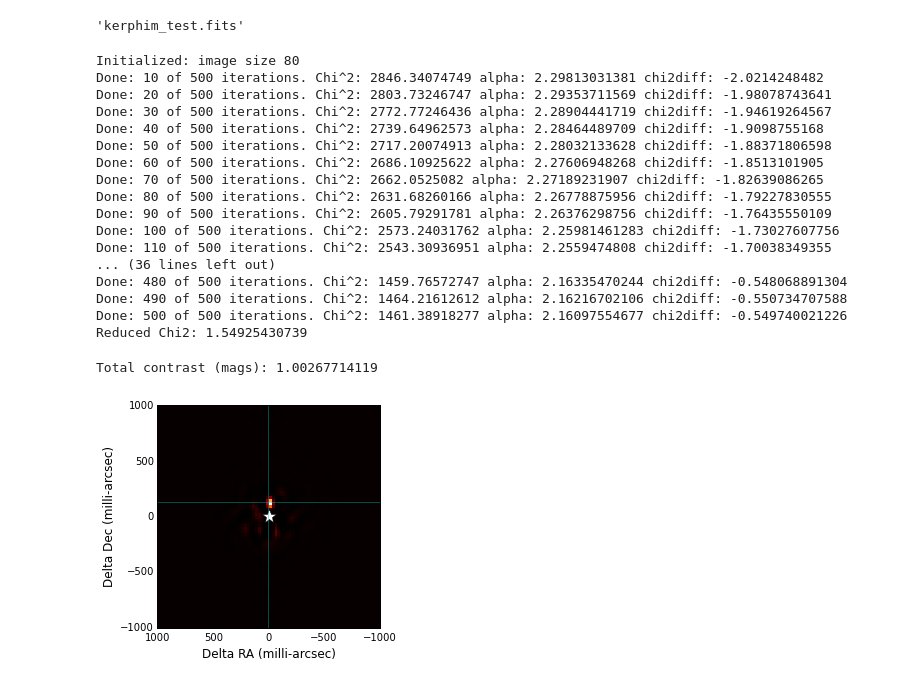
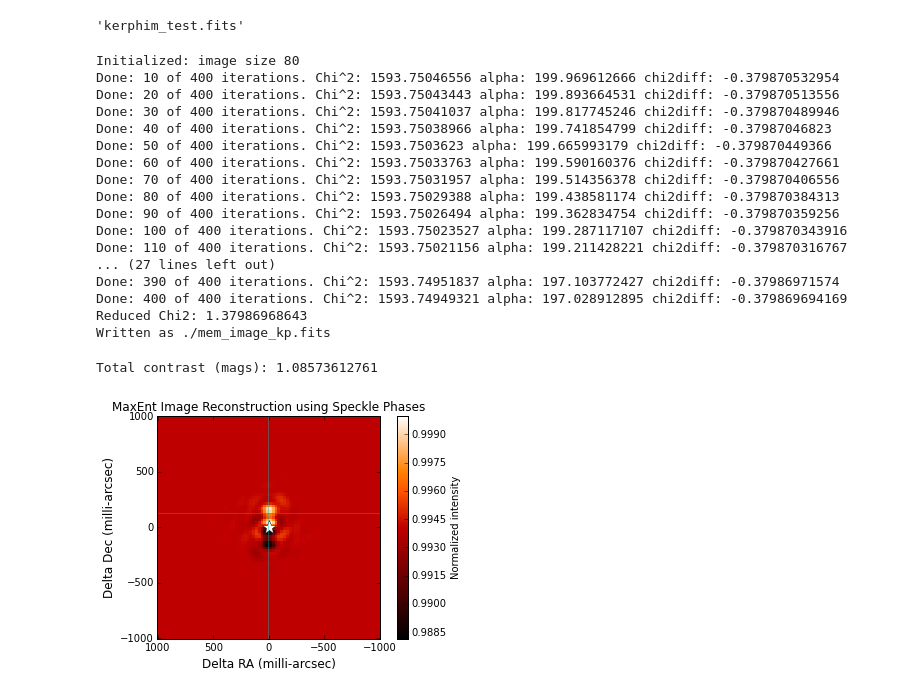
Before and after one commit to benjaminpope/pysco, a Jupyter notebook: analysis.ipynb, the cells around one changed output. Drawn from its saved outputs; the diff is of its cells as text; code cells hidden in the pictures.

```diff
--- a/analysis.ipynb
+++ b/analysis.ipynb
@@ -46,13 +48,13 @@ available typing "help(pysco)".
 
 a = pysco.kpo('./kerphi/'+pupil+'.pick')
 a.name = 'Palomar - ' + tnames[0]
-# a.kpi.KerPhi = np.eye(a.kpi.nbuv)  # for speckle!
-# a.kpi.nkphi = a.kpi.nbuv  # for speckle!
+if no_kp:
+    a.kpi.KerPhi = np.eye(a.kpi.nbuv)  # for speckle!
+    a.kpi.nkphi = a.kpi.nbuv  # for speckle!
 
 a.extract_kpd(ddir + fnames[0],sg_ld = 4.5,re_center=True,D=5.093,unwrap_kp=False,adjust_sampling=False)
 # a.kpd= np.mean(a.kpd,axis=0)
 a.nsets = 1
-a.kpe = np.std(a.kpd)*2.
 a.hdr = a.hdr[0]
 # %% [output]
 File ./kerphi/medcrossmodel.pick contains kpi information only
@@ -63,8 +65,9 @@ extracting kp from img 100/100 no average
 # %%
 b = pysco.kpo('./kerphi/'+pupil+'.pick')
 b.name = 'Palomar - ' + tnames[1]
-# b.kpi.KerPhi = np.eye(b.kpi.nbuv)  # for speckle!
-# b.kpi.nkphi = b.kpi.nbuv  # for speckle!
+if no_kp:
+    b.kpi.KerPhi = np.eye(b.kpi.nbuv)  # for speckle!
+    b.kpi.nkphi = b.kpi.nbuv  # for speckle!
 
 b.extract_kpd(ddir + fnames[1],sg_ld = 4.5,re_center=True,D=5.093,unwrap_kp=False,adjust_sampling=False)
 # b.kpd= np.mean(b.kpd,axis=0)
@@ -112,7 +115,10 @@ b.kpd = np.mean(b.kpd,axis=0)
 #calibrate - this is a crude way to do things, but as we discuss in the paper, the systematics are bad enough
 # that it is unlikely that a clever Bayesian way of doing things would be much better
 
-addederror = 1.05
+if no_kp:
+    addederror = 8.5
+else:
+    addederror = 1.05
 a.kpd -= b.kpd #subtract systematic
 a.kpe = np.sqrt(a.kpe**2. + b.kpe**2.+ addederror**2.) #add statistical and measurement in quadrature
 
@@ -302,7 +317,7 @@ from imaging import *
 '''defaults'''
 
 imsize = 80
-alpha = 2.3
+alpha = 2.5
 gain = 0.0001
 prior = np.ones(imsize**2)/imsize**2.0
 
@@ -311,46 +326,64 @@ prior = np.ones(imsize**2)/imsize**2.0
 # prior1= np.exp(-(rr/(imsize/2.))**2)
 # prior = np.ravel(prior1/np.sum(prior1))
 
-niter = 500
-fname_im = 'kerphim_test.fits'
+niter = 400
+if no_kp:
+    fname_im = 'kerphim_test_no_kp.fits'
+    alpha = 200.0
+else:
+    fname_im = 'kerphim_test.fits'
 # trial.read_data(fname_im)
 trial = MemImage(fname_im, niter=niter,imsize=imsize,alpha=alpha,gain=gain,prior=prior)
 im = trial.mem_image()
+
+#now save as a .fits file
+try:
+    f = fitsio.FITS('./mem_image_kp.fits','rw')
+    f.write(im)
+    f.close()
+    print 'Written as ./mem_image_kp.fits'
+except:
+    print 'Failed to write'
 # %% [output]
 Initialized: image size 80
-Done: 10 of 500 iterations. Chi^2: 2846.34074749 alpha: 2.29813031381 chi2diff: -2.0214248482
-Done: 20 of 500 iterations. Chi^2: 2803.73246747 alpha: 2.29353711569 chi2diff: -1.98078743641
-Done: 30 of 500 iterations. Chi^2: 2772.77246436 alpha: 2.28904441719 chi2diff: -1.94619264567
-Done: 40 of 500 iterations. Chi^2: 2739.64962573 alpha: 2.28464489709 chi2diff: -1.9098755168
-Done: 50 of 500 iterations. Chi^2: 2717.20074913 alpha: 2.28032133628 chi2diff: -1.88371806598
-Done: 60 of 500 iterations. Chi^2: 2686.10925622 alpha: 2.27606948268 chi2diff: -1.8513101905
-Done: 70 of 500 iterations. Chi^2: 2662.0525082 alpha: 2.27189231907 chi2diff: -1.82639086265
-Done: 80 of 500 iterations. Chi^2: 2631.68260166 alpha: 2.26778875956 chi2diff: -1.79227830555
-Done: 90 of 500 iterations. Chi^2: 2605.79291781 alpha: 2.26376298756 chi2diff: -1.76435550109
-Done: 100 of 500 iterations. Chi^2: 2573.24031762 alpha: 2.25981461283 chi2diff: -1.73027607756
-Done: 110 of 500 iterations. Chi^2: 2543.30936951 alpha: 2.2559474808 chi2diff: -1.70038349355
-... (36 lines left out)
-Done: 480 of 500 iterations. Chi^2: 1459.76572747 alpha: 2.16335470244 chi2diff: -0.548068891304
-Done: 490 of 500 iterations. Chi^2: 1464.21612612 alpha: 2.16216702106 chi2diff: -0.550734707588
-Done: 500 of 500 iterations. Chi^2: 1461.38918277 alpha: 2.16097554677 chi2diff: -0.549740021226
-Reduced Chi2: 1.54925430739
+Done: 10 of 400 iterations. Chi^2: 1593.75046556 alpha: 199.969612666 chi2diff: -0.379870532954
+Done: 20 of 400 iterations. Chi^2: 1593.75043443 alpha: 199.893664531 chi2diff: -0.379870513556
+Done: 30 of 400 iterations. Chi^2: 1593.75041037 alpha: 199.817745246 chi2diff: -0.379870489946
+Done: 40 of 400 iterations. Chi^2: 1593.75038966 alpha: 199.741854799 chi2diff: -0.37987046823
+Done: 50 of 400 iterations. Chi^2: 1593.7503623 alpha: 199.665993179 chi2diff: -0.379870449366
+Done: 60 of 400 iterations. Chi^2: 1593.75033763 alpha: 199.590160376 chi2diff: -0.379870427661
+Done: 70 of 400 iterations. Chi^2: 1593.75031957 alpha: 199.514356378 chi2diff: -0.379870406556
+Done: 80 of 400 iterations. Chi^2: 1593.75029388 alpha: 199.438581174 chi2diff: -0.379870384313
+Done: 90 of 400 iterations. Chi^2: 1593.75026494 alpha: 199.362834754 chi2diff: -0.379870359256
+Done: 100 of 400 iterations. Chi^2: 1593.75023527 alpha: 199.287117107 chi2diff: -0.379870343916
+Done: 110 of 400 iterations. Chi^2: 1593.75021156 alpha: 199.211428221 chi2diff: -0.379870316767
+... (27 lines left out)
+Done: 390 of 400 iterations. Chi^2: 1593.74951837 alpha: 197.103772427 chi2diff: -0.37986971574
+Done: 400 of 400 iterations. Chi^2: 1593.74949321 alpha: 197.028912895 chi2diff: -0.379869694169
+Reduced Chi2: 1.37986968643
+Written as ./mem_image_kp.fits
 # %%
 '''--------------------------------
 the rest is a plot
 --------------------------------'''
 
 bestfit = np.array([131.377*np.cos(np.pi/180.*85.98),131.377*np.sin(np.pi/180.*85.98)])
 
-plt.imshow(im, interpolation='nearest',cmap=plt.get_cmap('gist_heat'),extent=trial.extent)
+plt.imshow(im/im.max(), interpolation='nearest',cmap=plt.get_cmap('gist_heat'),extent=trial.extent)
+plt.colorbar(label='Normalized intensity')
 plt.plot(0,0,'w*', ms=15)
 plt.axis(trial.extent)
 plt.axhline(bestfit[1],color='c',alpha=0.4)
 plt.axvline(bestfit[0],color='c',alpha=0.4)
 # plt.plot(bestfit[0],bestfit[1],'cs',alpha=0.8)
 plt.xlabel('Delta RA (milli-arcsec)', fontsize='large')
 plt.ylabel('Delta Dec (milli-arcsec)', fontsize='large')
+if no_kp:
+    plt.title('MaxEnt Image Reconstruction using Speckle Phases')
+else:
+    plt.title('MaxEnt Image Reconstruction using Kernel Phases')
 print "Total contrast (mags): " + str(-2.5*np.log10(np.sum(trial.pm)))
 plt.show()
 # %% [output]
-Total contrast (mags): 1.00267714119
+Total contrast (mags): 1.08573612761
-[figure, old version]
+[figure, new version]
```
Also changed, not shown: parts of 7 cells of this notebook.
